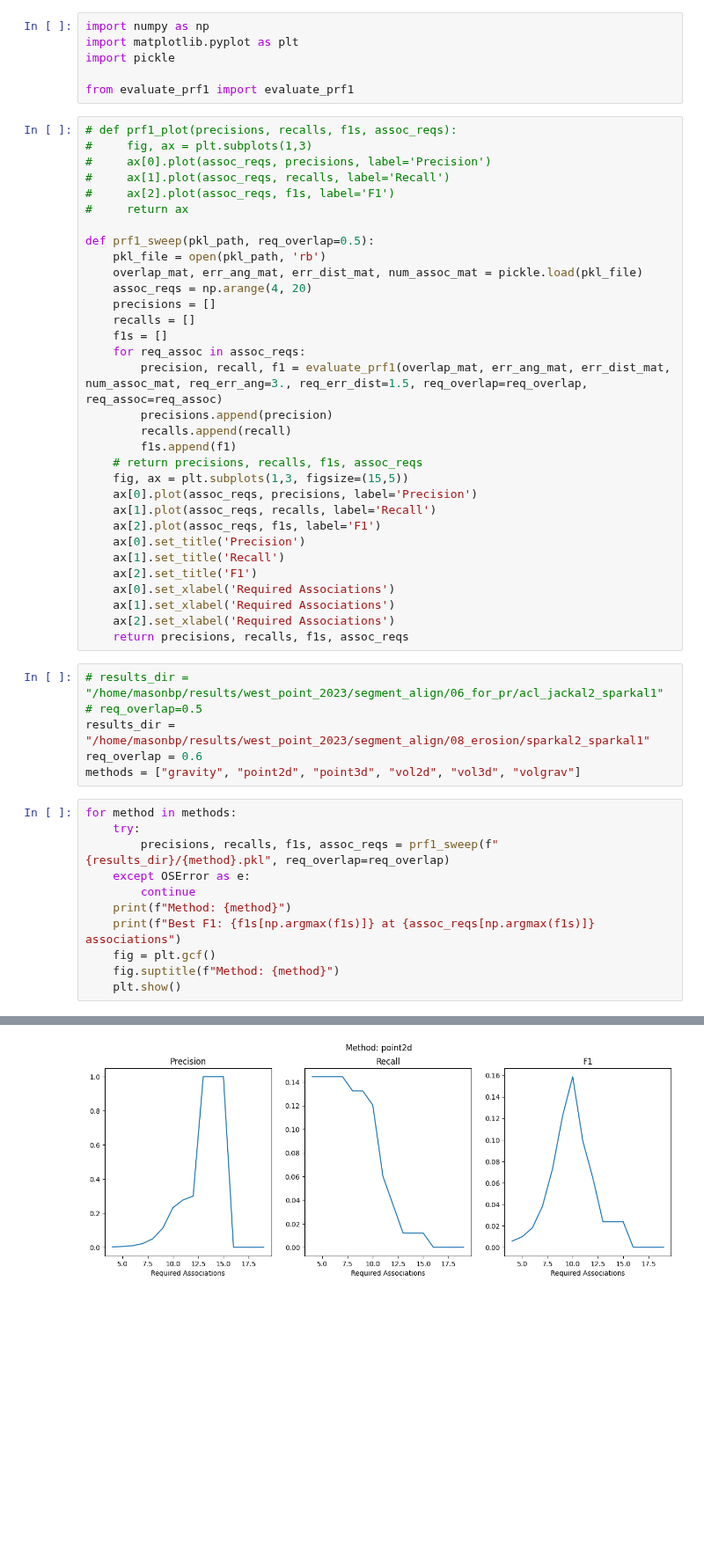
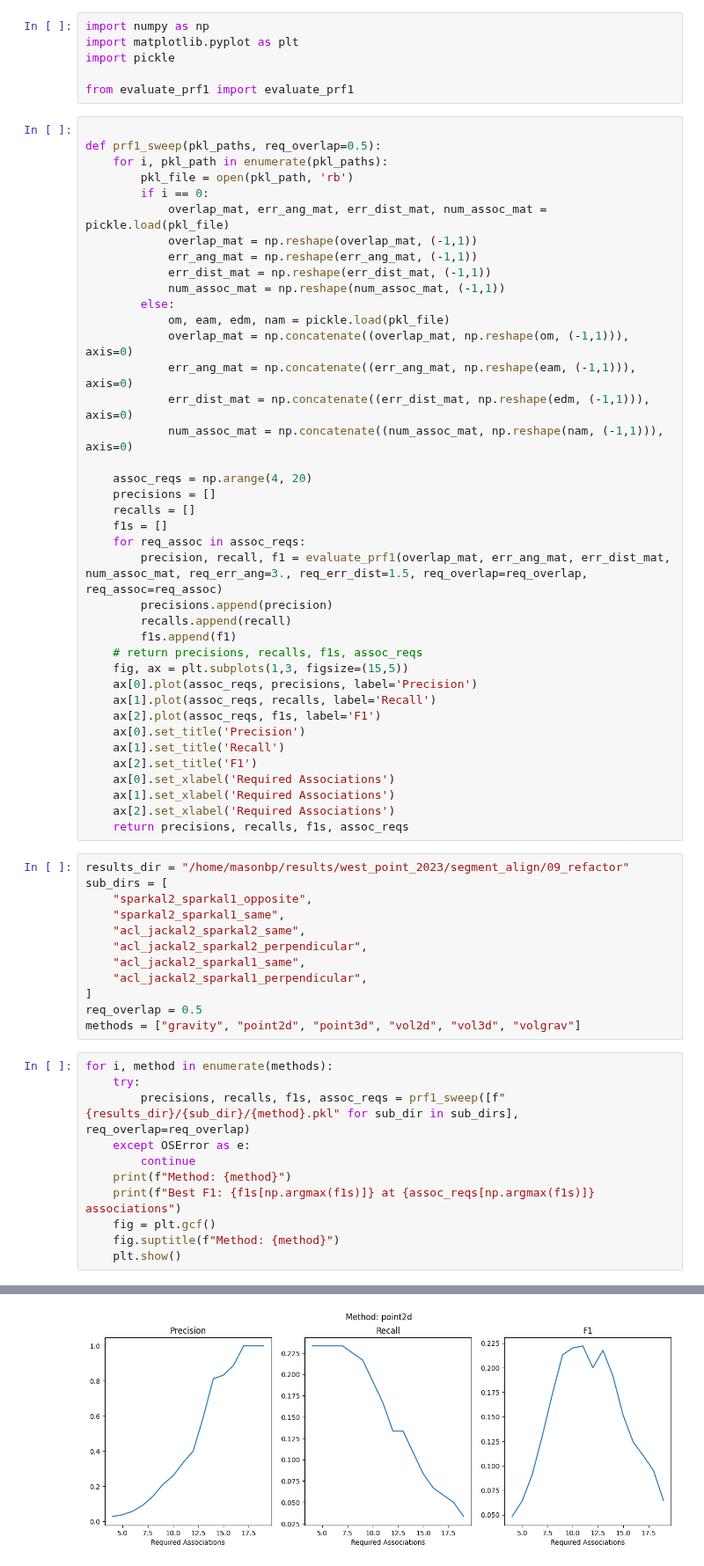
Before and after one commit to mit-acl/roman, a Jupyter notebook: align/req_objs_sweep.ipynb, the cells around one changed output, grey strips where cells are left out. Shown at 88% size. Cells and saved outputs as stored; diff of their text form; blank space fills up the shorter version.

```diff
--- a/align/req_objs_sweep.ipynb
+++ b/align/req_objs_sweep.ipynb
@@ -5,16 +5,23 @@ import pickle
 
 from evaluate_prf1 import evaluate_prf1
 # %%
-# def prf1_plot(precisions, recalls, f1s, assoc_reqs):
-#     fig, ax = plt.subplots(1,3)
-#     ax[0].plot(assoc_reqs, precisions, label='Precision')
-#     ax[1].plot(assoc_reqs, recalls, label='Recall')
-#     ax[2].plot(assoc_reqs, f1s, label='F1')
-#     return ax
 
-def prf1_sweep(pkl_path, req_overlap=0.5):
-    pkl_file = open(pkl_path, 'rb')
-    overlap_mat, err_ang_mat, err_dist_mat, num_assoc_mat = pickle.load(pkl_file)
+def prf1_sweep(pkl_paths, req_overlap=0.5):
+    for i, pkl_path in enumerate(pkl_paths):
+        pkl_file = open(pkl_path, 'rb')
+        if i == 0:
+            overlap_mat, err_ang_mat, err_dist_mat, num_assoc_mat = pickle.load(pkl_file)
+            overlap_mat = np.reshape(overlap_mat, (-1,1))
+            err_ang_mat = np.reshape(err_ang_mat, (-1,1))
+            err_dist_mat = np.reshape(err_dist_mat, (-1,1))
+            num_assoc_mat = np.reshape(num_assoc_mat, (-1,1))
+        else:
+            om, eam, edm, nam = pickle.load(pkl_file)
+            overlap_mat = np.concatenate((overlap_mat, np.reshape(om, (-1,1))), axis=0)
+            err_ang_mat = np.concatenate((err_ang_mat, np.reshape(eam, (-1,1))), axis=0)
+            err_dist_mat = np.concatenate((err_dist_mat, np.reshape(edm, (-1,1))), axis=0)
+            num_assoc_mat = np.concatenate((num_assoc_mat, np.reshape(nam, (-1,1))), axis=0)
+
     assoc_reqs = np.arange(4, 20)
     precisions = []
     recalls = []
@@ -37,15 +44,21 @@ def prf1_sweep(pkl_path, req_overlap=0.5):
     ax[2].set_xlabel('Required Associations')
     return precisions, recalls, f1s, assoc_reqs
 # %%
-# results_dir = "/home/masonbp/results/west_point_2023/segment_align/06_for_pr/acl_jackal2_sparkal1"
-# req_overlap=0.5
-results_dir = "/home/masonbp/results/west_point_2023/segment_align/08_erosion/sparkal2_sparkal1"
-req_overlap = 0.6
+results_dir = "/home/masonbp/results/west_point_2023/segment_align/09_refactor"
+sub_dirs = [
+    "sparkal2_sparkal1_opposite",
+    "sparkal2_sparkal1_same",
+    "acl_jackal2_sparkal2_same",
+    "acl_jackal2_sparkal2_perpendicular",
+    "acl_jackal2_sparkal1_same",
+    "acl_jackal2_sparkal1_perpendicular",
+]
+req_overlap = 0.5
 methods = ["gravity", "point2d", "point3d", "vol2d", "vol3d", "volgrav"]
 # %%
-for method in methods:
+for i, method in enumerate(methods):
     try:
-        precisions, recalls, f1s, assoc_reqs = prf1_sweep(f"{results_dir}/{method}.pkl", req_overlap=req_overlap)
+        precisions, recalls, f1s, assoc_reqs = prf1_sweep([f"{results_dir}/{sub_dir}/{method}.pkl" for sub_dir in sub_dirs], req_overlap=req_overlap)
     except OSError as e:
         continue
     print(f"Method: {method}")
@@ -62,2 +75,2 @@ Best F1: 0.15873015873015872 at 10 associations
-[figure, old version]
+[figure, new version]
 Method: point3d
```
Also changed, not shown: parts of 1 cell of this notebook, 3 other files.
